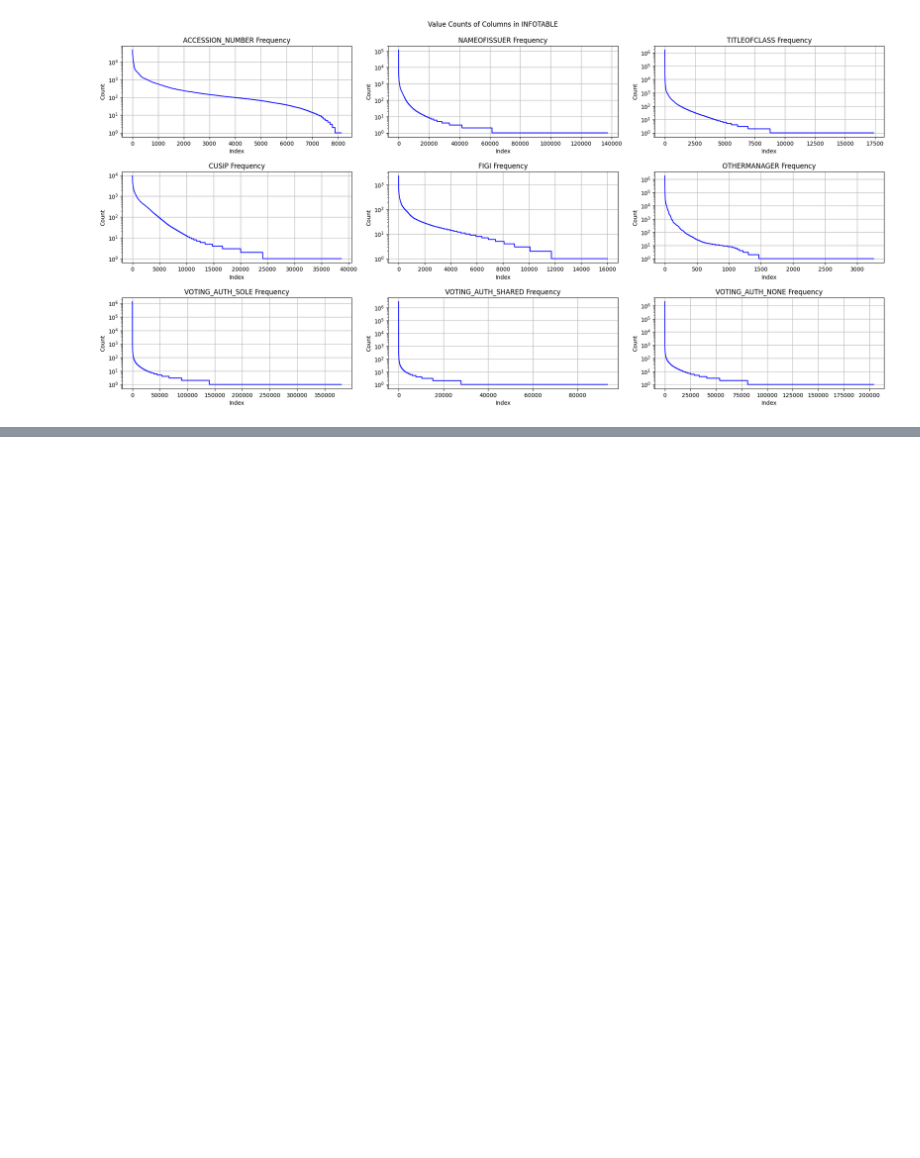
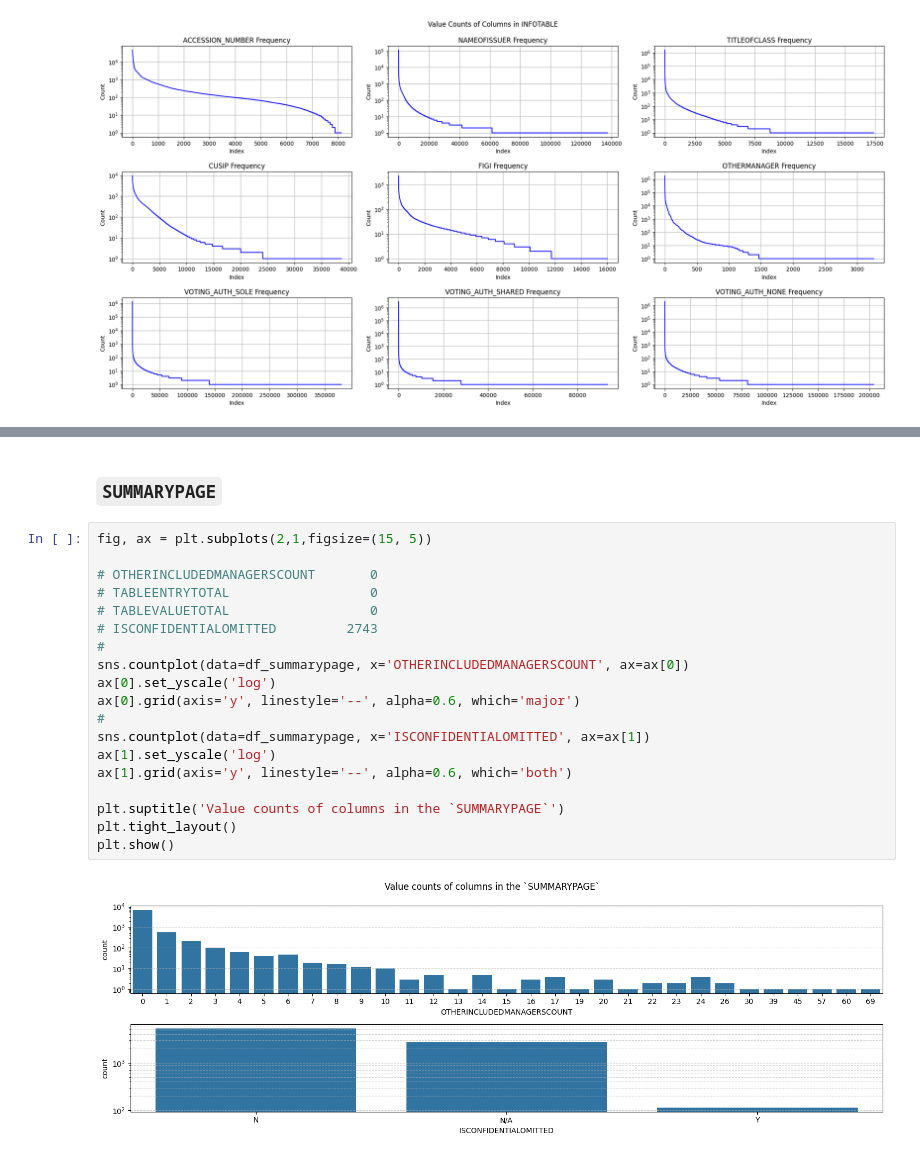
Before and after one commit to NathanDennis1/Modeling-Financial-Portfolios, a Jupyter notebook: milestone2/milestone2_DB.ipynb, the cells around one changed output, grey strips where cells are left out. Cells and saved outputs as stored; diff of their text form; blank space fills up the shorter version.

```diff
--- a/milestone2/milestone2_DB.ipynb
+++ b/milestone2/milestone2_DB.ipynb
@@ -316,3 +348,26 @@ plt.tight_layout()
 plt.show()
 # %% [output]
 [figure]
+# %% [markdown]
+### `SUMMARYPAGE`
+# %%
+fig, ax = plt.subplots(2,1,figsize=(15, 5))
+
+# OTHERINCLUDEDMANAGERSCOUNT       0
+# TABLEENTRYTOTAL                  0
+# TABLEVALUETOTAL                  0
+# ISCONFIDENTIALOMITTED         2743
+#
+sns.countplot(data=df_summarypage, x='OTHERINCLUDEDMANAGERSCOUNT', ax=ax[0])
+ax[0].set_yscale('log')
+ax[0].grid(axis='y', linestyle='--', alpha=0.6, which='major')
+#
+sns.countplot(data=df_summarypage, x='ISCONFIDENTIALOMITTED', ax=ax[1])
+ax[1].set_yscale('log')
+ax[1].grid(axis='y', linestyle='--', alpha=0.6, which='both')
+
+plt.suptitle('Value counts of columns in the `SUMMARYPAGE`')
+plt.tight_layout()
+plt.show()
+# %% [output]
+[figure, added]
```
Also changed, not shown: parts of 9 cells of this notebook, 1 other file.
